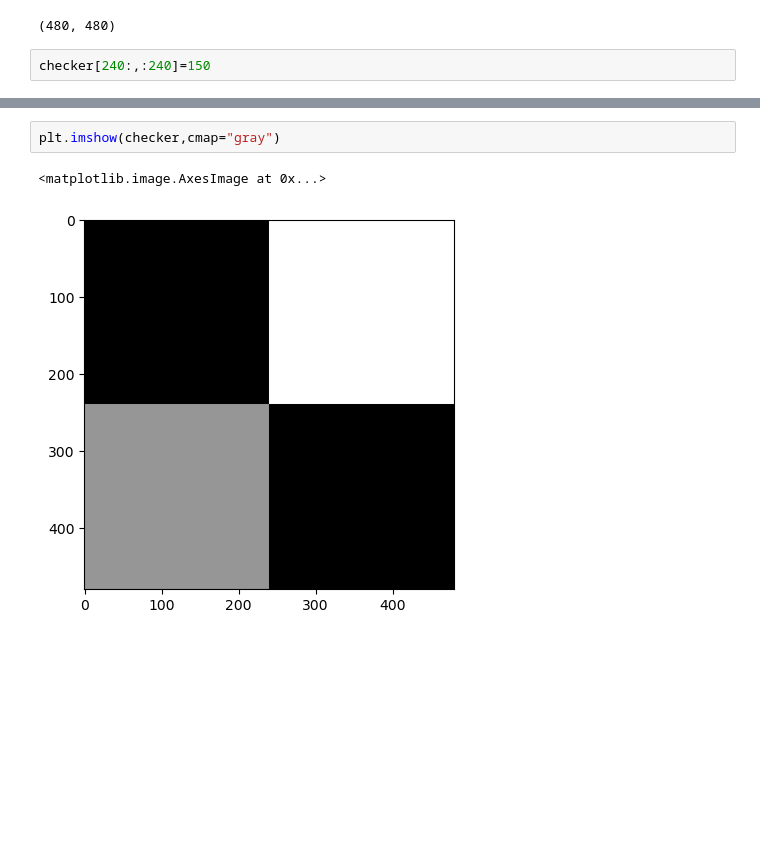
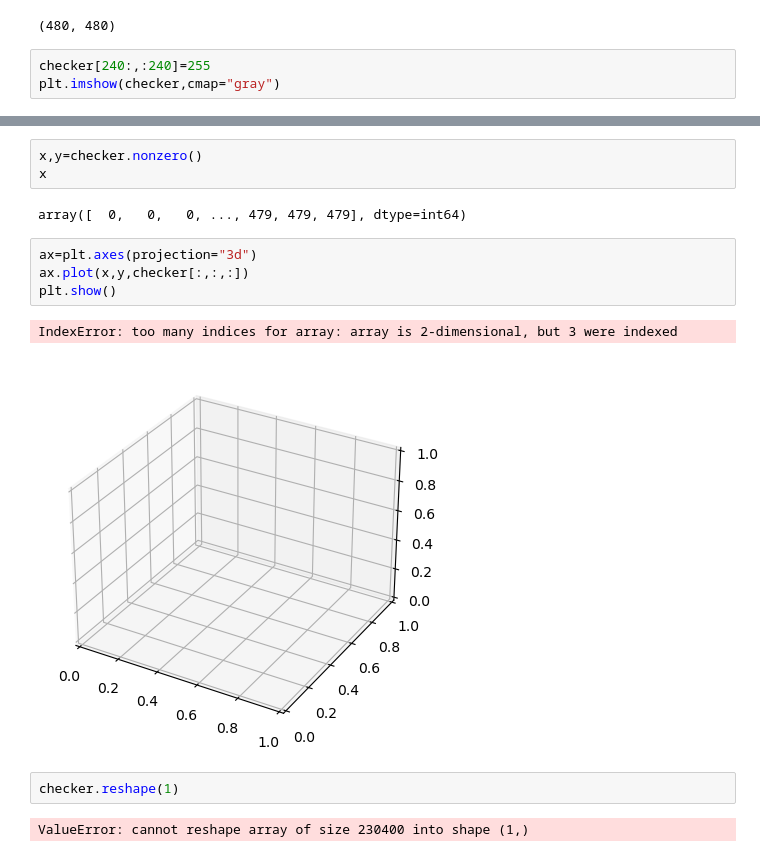
Before and after one commit to Kushalgouda-Patil/CEVI-Summer_School, a Jupyter notebook: Untitled.ipynb, the cells around one changed output, grey strips where cells are left out. Saved outputs shown, nothing was run; the diff lists cells and outputs as text; blank space fills up the shorter version.

```diff
--- a/Untitled.ipynb
+++ b/Untitled.ipynb
@@ -30,4 +30,5 @@ backup_checker.shape
 # %% [output]
 (480, 480)
 # %%
-checker[240:,:240]=150
+checker[240:,:240]=255
+plt.imshow(checker,cmap="gray")
@@ -34,5 +38,16 @@ checker[240:,:240]=150
-# %%
-plt.imshow(checker,cmap="gray")
-# %% [output]
-<matplotlib.image.AxesImage at 0x...>
-[figure, removed]
+# %%
+x,y=checker.nonzero()
+x
+# %% [output]
+array([  0,   0,   0, ..., 479, 479, 479], dtype=int64)
+# %%
+ax=plt.axes(projection="3d")
+ax.plot(x,y,checker[:,:,:])
+plt.show()
+# %% [output]
+IndexError: too many indices for array: array is 2-dimensional, but 3 were indexed
+[figure, added]
+# %%
+checker.reshape(1)
+# %% [output]
+ValueError: cannot reshape array of size 230400 into shape (1,)
```
Also changed, not shown: parts of 1 cell of this notebook, 1 other file.
